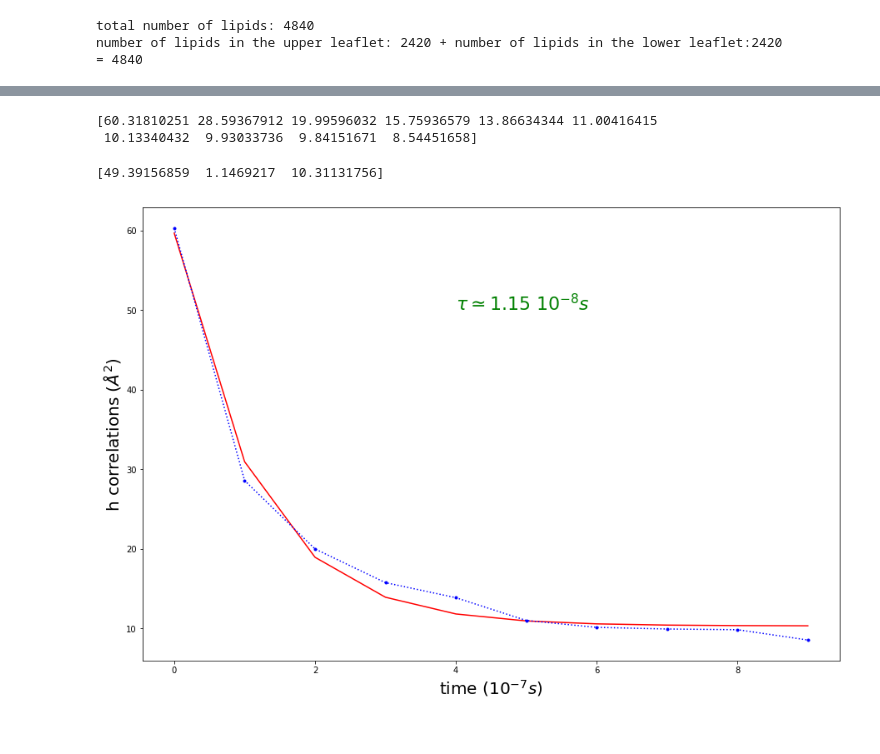
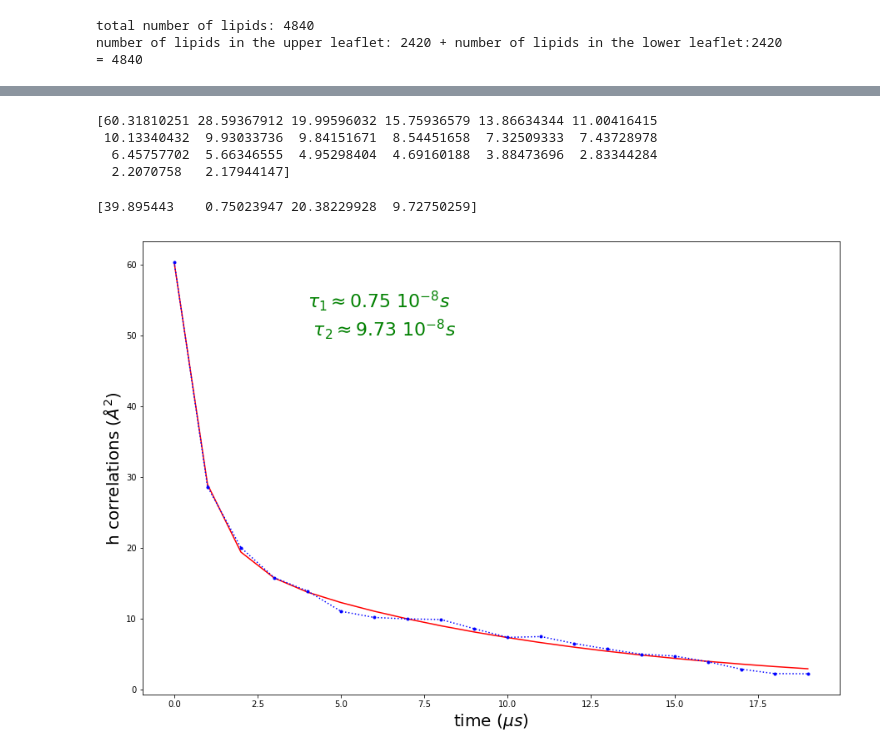
Before and after one commit to JulieCornet/scripts_analysis, a Jupyter notebook: diffusion_fluctuations.ipynb, the cells around one changed output, grey strips where cells are left out. Saved outputs shown, nothing was run; the diff lists cells and outputs as text; code cells hidden in the pictures.

```diff
--- a/diffusion_fluctuations.ipynb
+++ b/diffusion_fluctuations.ipynb
@@ -16,11 +27,9 @@ warnings.filterwarnings('ignore')
 # %%
-# name and files for the simulation studied
+# name and files for the simulation studied LPT
 
 name = '_DPPC_DIPC_chol'
 
-path = '/home/julie/analysis/bilayers/3-5-2/DPPC_DIPC_chol/'
-
-path2 = '/home/julie/analysis/bilayers/3-5-2/DPPC_DIPC_chol/dynamics/'
+path = '/users/cornet/Documents/PhD/Matthieu/3-5-2/sans_GM1/'
 
 fgro = 'run_DPPC_DIPC_CHOL_43nm_352_mb_fixed_t1_ref9999ns.gro'
 fxtc = 'run_DPPC_DIPC_CHOL_43nm_352_mb_fixed_t1.xtc'
@@ -391,7 +391,7 @@ for i in range(N*N):
         if (np.isnan(h_t[i,t])):
             print(t)
 # %%
-smax = 10
+smax = 20
 
 h_co_box = np.zeros(smax)
 h_co_box_norm = np.zeros(smax)
@@ -409,29 +409,31 @@ for s in range(smax):
 print(h_co_box_norm)
 # %% [output]
 [60.31810251 28.59367912 19.99596032 15.75936579 13.86634344 11.00416415
- 10.13340432  9.93033736  9.84151671  8.54451658]
+ 10.13340432  9.93033736  9.84151671  8.54451658  7.32509333  7.43728978
+  6.45757702  5.66346555  4.95298404  4.69160188  3.88473696  2.83344284
+  2.2070758   2.17944147]
 # %%
 fig, ax = plt.subplots(figsize=(15, 10))
 
 s = np.arange(smax)
 y = h_co_box_norm
 
-def fitFunc(t,A,tau,B):
-        return A*np.exp(-t/tau) + B
+def fitFunc(t,A1,tau1,A2,tau2):
+        return A1*np.exp(-t/tau1)+A2*np.exp(-t/tau2)
 
-param_bounds=([0,0,0],[5000,10,5000])
+param_bounds=([0,0.5,0,0.5],[5000,30,5000,30])
 
 param, stat = curve_fit(fitFunc,s,y, bounds=param_bounds )
 
 ax.plot(s,fitFunc(s, *param), 'red')
 ax.plot(s,y, ':b.')
 
 plt.xlabel('time ($\mu s$)', fontsize=20)
 plt.ylabel('h correlations ($\AA^2$)', fontsize=20)
 
-plt.annotate('$ \\tau \approx %.2f$ $10^{-8}s $' % param[1], color='g', fontsize=22, style='italic', xy=(8,10), xytext=(4,50))
+plt.annotate('$ \\tau_1 \\approx %.2f$ $10^{-8}s $ \n $ \\tau_2 \\approx %.2f$ $10^{-8}s $' % (param[1],param[3]), color='g', fontsize=22, style='italic', xy=(8,10), xytext=(4,50))
 print(param)
 plt.savefig(path+'h_correl'+name+'.pdf', format='pdf',bbox_inches='tight')
 # %% [output]
-[49.39156859  1.1469217  10.31131756]
+[39.895443    0.75023947 20.38229928  9.72750259]
-[figure, old version]
+[figure, new version]
```
Also changed, not shown: parts of 3 cells of this notebook, 3 other files.
